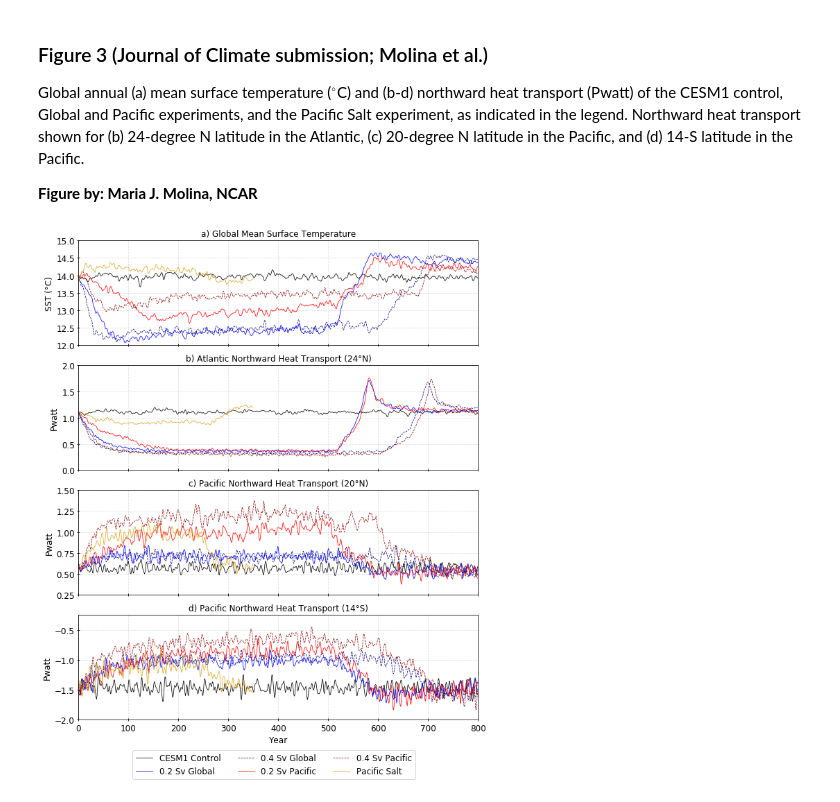
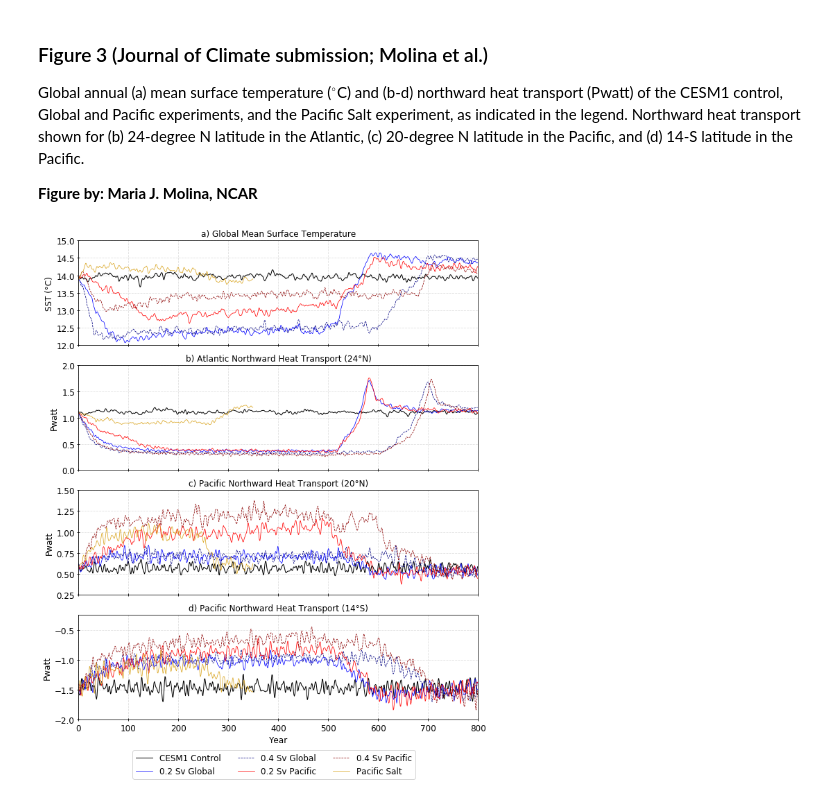
Before and after one commit to mariajmolina/climatico, a Jupyter notebook: notebooks/figures/fig3_globaltemp.ipynb, the cells around one changed output. Cells and saved outputs as stored; diff of their text form; code cells hidden in the pictures.

```diff
--- a/notebooks/figures/fig3_globaltemp.ipynb
+++ b/notebooks/figures/fig3_globaltemp.ipynb
@@ -179,7 +179,7 @@ ax1 = plt.axes([0., 0.75, 1., 0.21])
 
 ax1.set_title('a) Global Mean Surface Temperature', fontsize=12)
 
-l1, = ax1.plot(gaussian_filter(ds_cntrl_ts,sigma=1.5), c='k', alpha=1.0, lw=0.75, zorder=2)
+l1, = ax1.plot(gaussian_filter(ds_cntrl_ts,sigma=1.5), c='k', alpha=1.0, lw=1.0, zorder=2)
 l2, = ax1.plot(gaussian_filter(ds_g02sv_ts,sigma=1.5), c='blue', alpha=1.0, lw=0.75, zorder=2)
 l3, = ax1.plot(gaussian_filter(ds_g04sv_ts,sigma=1.5), c='navy', alpha=1.0, ls='--', lw=0.75, zorder=2)
 l4, = ax1.plot(gaussian_filter(ds_p02sv_ts,sigma=1.5), c='red', alpha=1.0, lw=0.75, zorder=2)
@@ -201,7 +201,7 @@ ax2 = plt.axes([0., 0.5, 1., 0.21])
 
 ax2.set_title('b) Atlantic Northward Heat Transport (24'+a+'N)', fontsize=12)
 
-l1, = ax2.plot(ds_cntrl_nheat_atl_24N, c='k', alpha=1.0, lw=0.75, zorder=2)
+l1, = ax2.plot(ds_cntrl_nheat_atl_24N, c='k', alpha=1.0, lw=1.0, zorder=2)
 l2, = ax2.plot(ds_g02sv_nheat_atl_24N, c='blue', alpha=1.0, lw=0.75, zorder=2)
 l3, = ax2.plot(ds_g04sv_nheat_atl_24N, c='navy', alpha=1.0, ls='--', lw=0.75, zorder=2)
 l4, = ax2.plot(ds_p02sv_nheat_atl_24N, c='red', alpha=1.0, lw=0.75, zorder=2)
@@ -223,7 +223,7 @@ ax3 = plt.axes([0., 0.25, 1., 0.21])
 
 ax3.set_title('c) Pacific Northward Heat Transport (20'+a+'N)', fontsize=12)
 
-l1, = ax3.plot(ds_cntrl_nheat_pac_20N, c='k', alpha=1.0, lw=0.75, zorder=2)
+l1, = ax3.plot(ds_cntrl_nheat_pac_20N, c='k', alpha=1.0, lw=1.0, zorder=2)
 l2, = ax3.plot(ds_g02sv_nheat_pac_20N, c='blue', alpha=1.0, lw=0.75, zorder=2)
 l3, = ax3.plot(ds_g04sv_nheat_pac_20N, c='navy', alpha=1.0, ls='--', lw=0.75, zorder=2)
 l4, = ax3.plot(ds_p02sv_nheat_pac_20N, c='red', alpha=1.0, lw=0.75, zorder=2)
@@ -245,7 +245,7 @@ ax4 = plt.axes([0., 0., 1., 0.21])
 
 ax4.set_title('d) Pacific Northward Heat Transport (14'+a+'S)', fontsize=12)
 
-l1, = ax4.plot(ds_cntrl_nheat_pac_14S, c='k', alpha=1.0, lw=0.75, zorder=2)
+l1, = ax4.plot(ds_cntrl_nheat_pac_14S, c='k', alpha=1.0, lw=1.0, zorder=2)
 l2, = ax4.plot(ds_g02sv_nheat_pac_14S, c='blue', alpha=1.0, lw=0.75, zorder=2)
 l3, = ax4.plot(ds_g04sv_nheat_pac_14S, c='navy', alpha=1.0, ls='--', lw=0.75, zorder=2)
 l4, = ax4.plot(ds_p02sv_nheat_pac_14S, c='red', alpha=1.0, lw=0.75, zorder=2)
@@ -254,31 +254,31 @@ l6, = ax4.plot(ds_psalt_nheat_pac_14S, c='goldenrod', alpha=1.0, lw=0.75, zorder
 
 ax4.margins(x=0)
 ax4.set_xlim([0,800])
 ax4.set_ylim([-2.,-0.25])
 
 ax4.tick_params(axis='both', labelleft=True, direction='inout', labelbottom=True, labelsize=12)
 ax4.grid(alpha=0.4, ls='--')
 
 ax4.set_xlabel('Year', fontsize=12)
 ax4.set_ylabel(r'Pwatt', fontsize=12)
 
 # --------------
 
 ax4.legend([l1,l2,l3,l4,l5,l6],
            ['CESM1 Control',
             '0.2 Sv Global',
             '0.4 Sv Global',
             '0.2 Sv Pacific',
             '0.4 Sv Pacific',
             'Pacific Salt'], bbox_to_anchor=(0.125, -0.25),
             fontsize=12, ncol=3, loc='upper left')
 
 # --------------
 
 plt.savefig(f'{directory_figs}amocenso_fig3.png', bbox_inches='tight', dpi=200)
 plt.savefig(f'{directory_figs}amocenso_fig3.pdf', bbox_inches='tight', dpi=500)
 plt.show()
 
 # --------------
 # %% [output]
-[figure, old version]
+[figure, new version]
```
Also changed, not shown: 19 other files.
